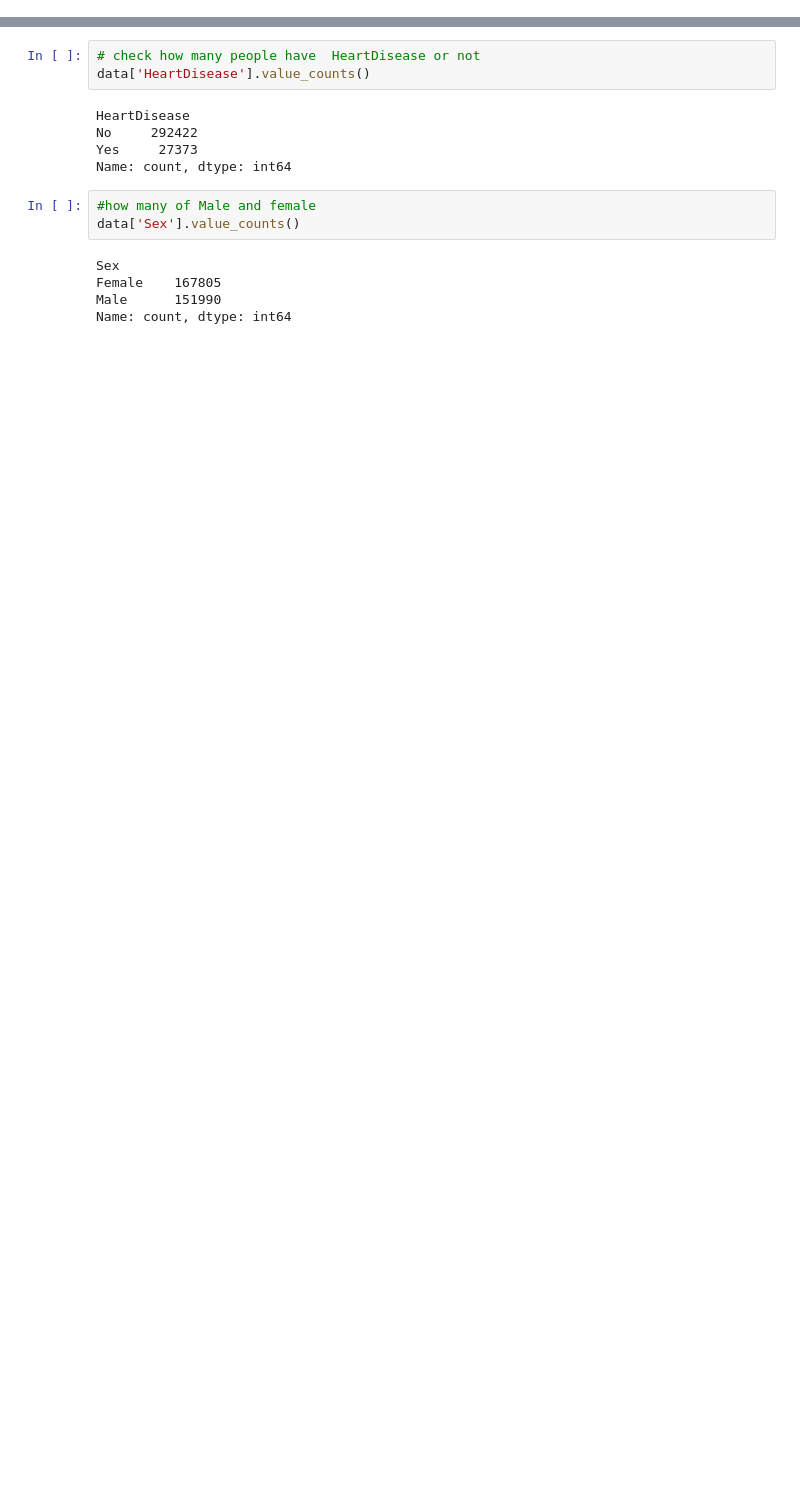
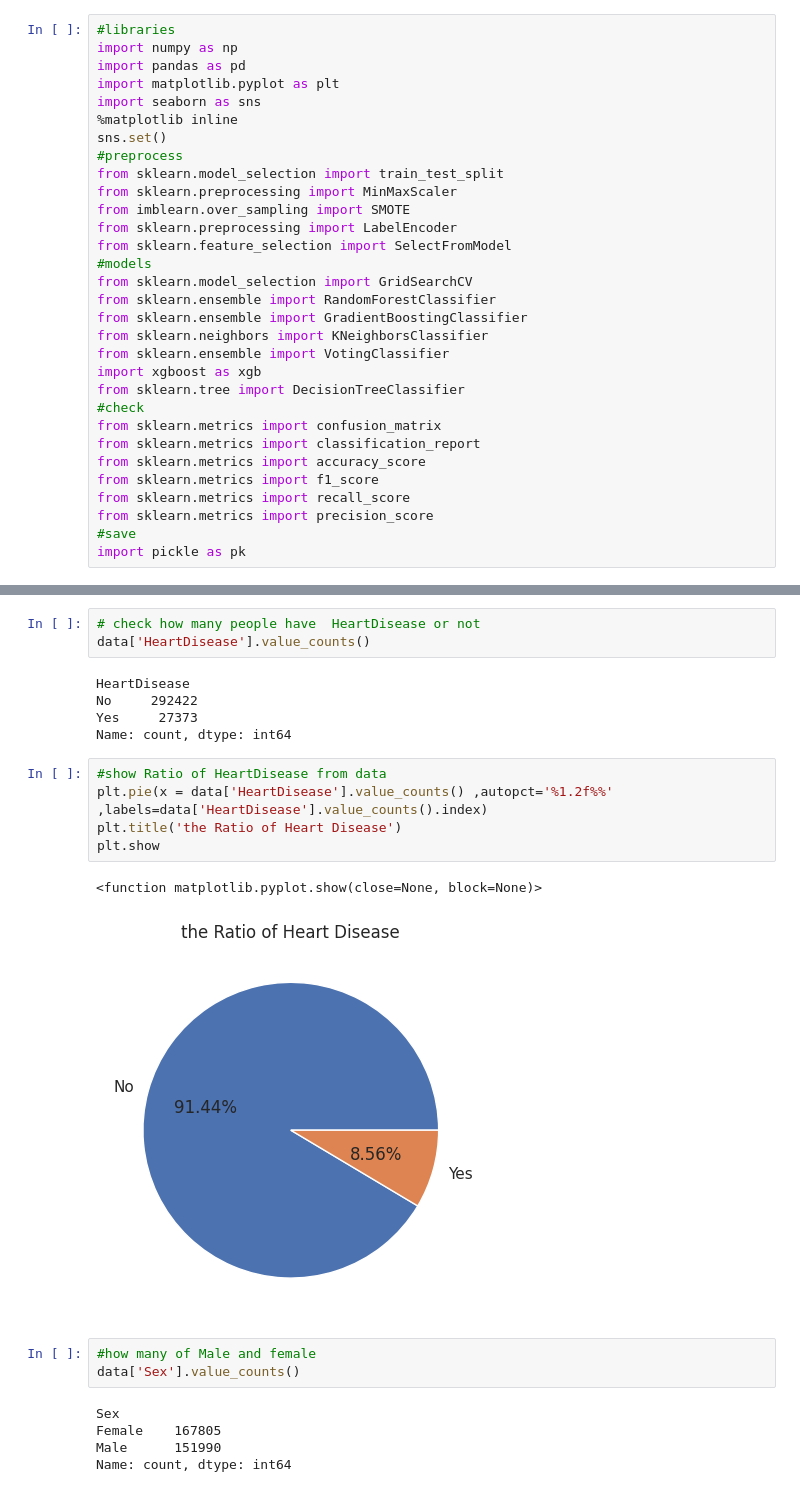
Before and after one commit to abo7adeed/Data_Science_Project, a Jupyter notebook: heart-diseases.ipynb, the cells around one changed output, grey strips where cells are left out. Saved outputs shown, nothing was run; the diff lists cells and outputs as text; blank space fills up the shorter version.

Commit message:
Kaggle Notebook | heart_diseases | Version 16

```diff
--- a/heart-diseases.ipynb
+++ b/heart-diseases.ipynb
@@ -26,3 +21,34 @@ import os
+# %%
+#libraries
+import numpy as np
+import pandas as pd
+import matplotlib.pyplot as plt
+import seaborn as sns
+%matplotlib inline
+sns.set()
+#preprocess
+from sklearn.model_selection import train_test_split
+from sklearn.preprocessing import MinMaxScaler
+from imblearn.over_sampling import SMOTE
+from sklearn.preprocessing import LabelEncoder
+from sklearn.feature_selection import SelectFromModel
+#models
+from sklearn.model_selection import GridSearchCV
+from sklearn.ensemble import RandomForestClassifier
+from sklearn.ensemble import GradientBoostingClassifier
+from sklearn.neighbors import KNeighborsClassifier
+from sklearn.ensemble import VotingClassifier
+import xgboost as xgb
+from sklearn.tree import DecisionTreeClassifier
+#check
+from sklearn.metrics import confusion_matrix
+from sklearn.metrics import classification_report
+from sklearn.metrics import accuracy_score
+from sklearn.metrics import f1_score
+from sklearn.metrics import recall_score
+from sklearn.metrics import precision_score
+#save
+import pickle as pk
 # %%
 # Loading Data
 files = os.listdir('/kaggle/input/uncleaned')
@@ -160,6 +186,14 @@ HeartDisease
 No     292422
 Yes     27373
 Name: count, dtype: int64
+# %%
+#show Ratio of HeartDisease from data
+plt.pie(x = data['HeartDisease'].value_counts() ,autopct='%1.2f%%' ,labels=data['HeartDisease'].value_counts().index)
+plt.title('the Ratio of Heart Disease')
+plt.show
+# %% [output]
+<function matplotlib.pyplot.show(close=None, block=None)>
+[figure, added]
 # %%
 #how many of Male and female
 data['Sex'].value_counts()
```
Also changed, not shown: parts of 15 cells of this notebook.
